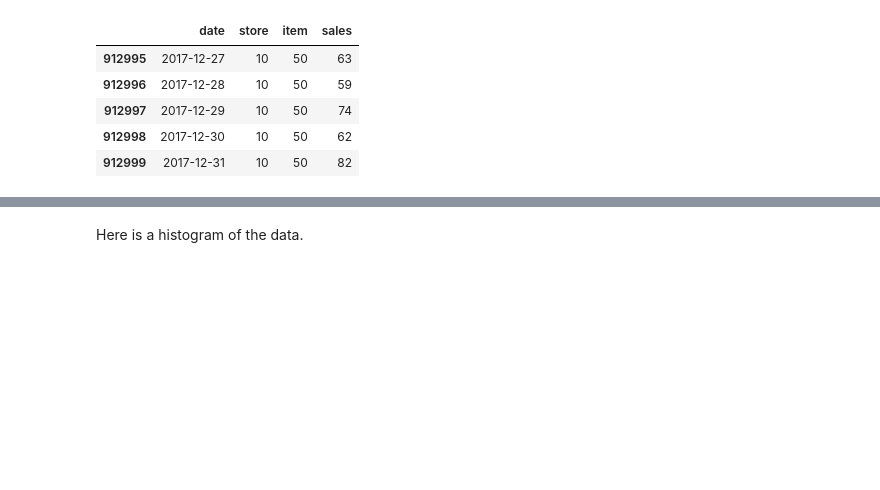
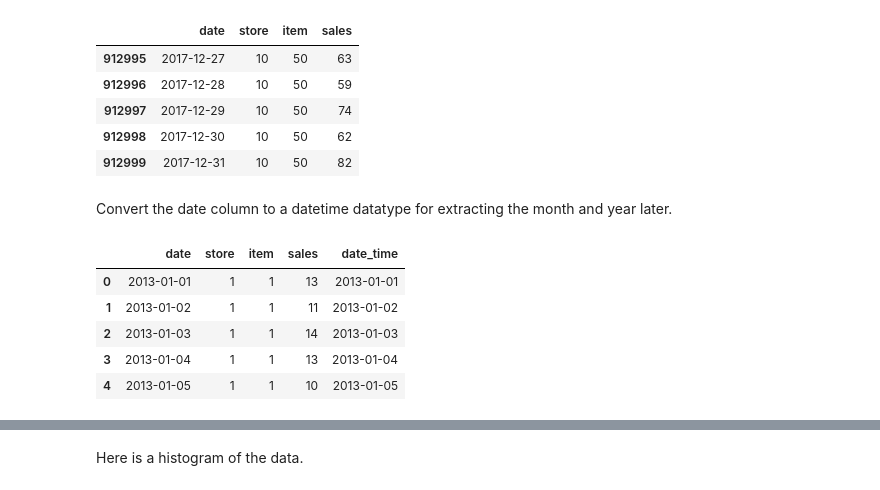
Before and after one commit to etterfred/Thinkful, a Jupyter notebook: 3.1.4 - OLS and KNN model comparison.ipynb, the cells around one changed output, grey strips where cells are left out. Cells and saved outputs as stored; diff of their text form; code cells hidden in the pictures; blank space fills up the shorter version.

```diff
--- a/3.1.4 - OLS and KNN model comparison.ipynb
+++ b/3.1.4 - OLS and KNN model comparison.ipynb
@@ -40,6 +40,18 @@ df_train.tail()
 | 912997 | 2017-12-29 | 10 | 50 | 74 |
 | 912998 | 2017-12-30 | 10 | 50 | 62 |
 | 912999 | 2017-12-31 | 10 | 50 | 82 |
+# %% [markdown]
+Convert the date column to a datetime datatype for extracting the month and year later.
+# %%
+df_train['date_time'] = pd.to_datetime(df_train['date'])
+df_train.head()
+# %% [output]
+|  | date | store | item | sales | date_time |
+| 0 | 2013-01-01 | 1 | 1 | 13 | 2013-01-01 |
+| 1 | 2013-01-02 | 1 | 1 | 11 | 2013-01-02 |
+| 2 | 2013-01-03 | 1 | 1 | 14 | 2013-01-03 |
+| 3 | 2013-01-04 | 1 | 1 | 13 | 2013-01-04 |
+| 4 | 2013-01-05 | 1 | 1 | 10 | 2013-01-05 |
 # %%
 df_train.dtypes
 # %% [output]
```
Also changed, not shown: parts of 40 cells of this notebook.
